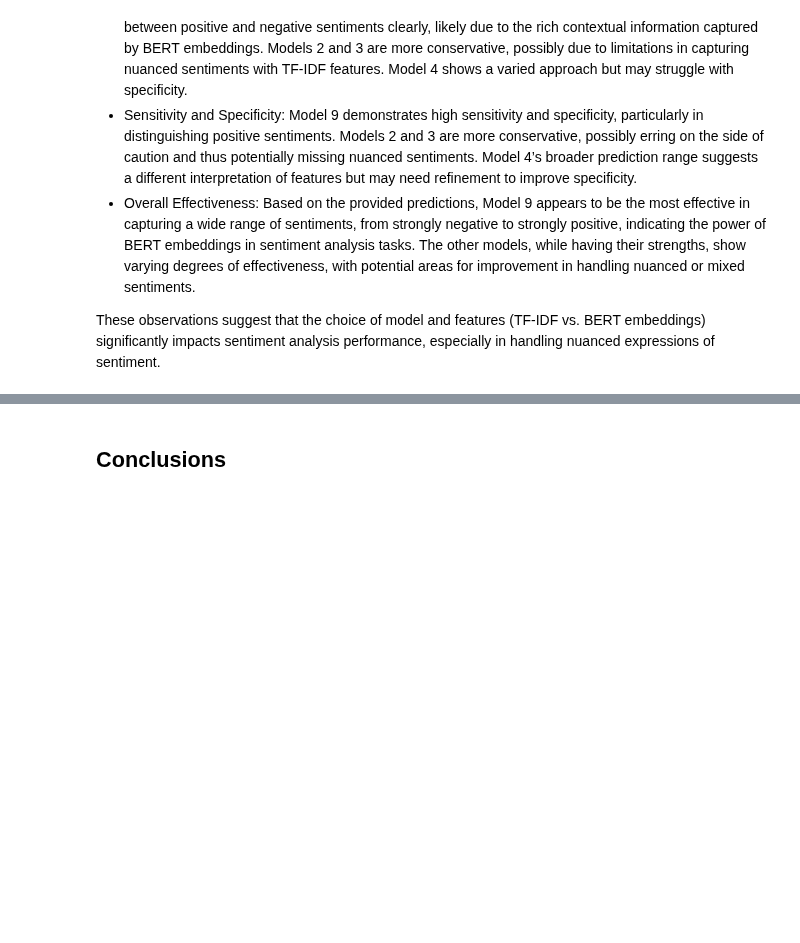
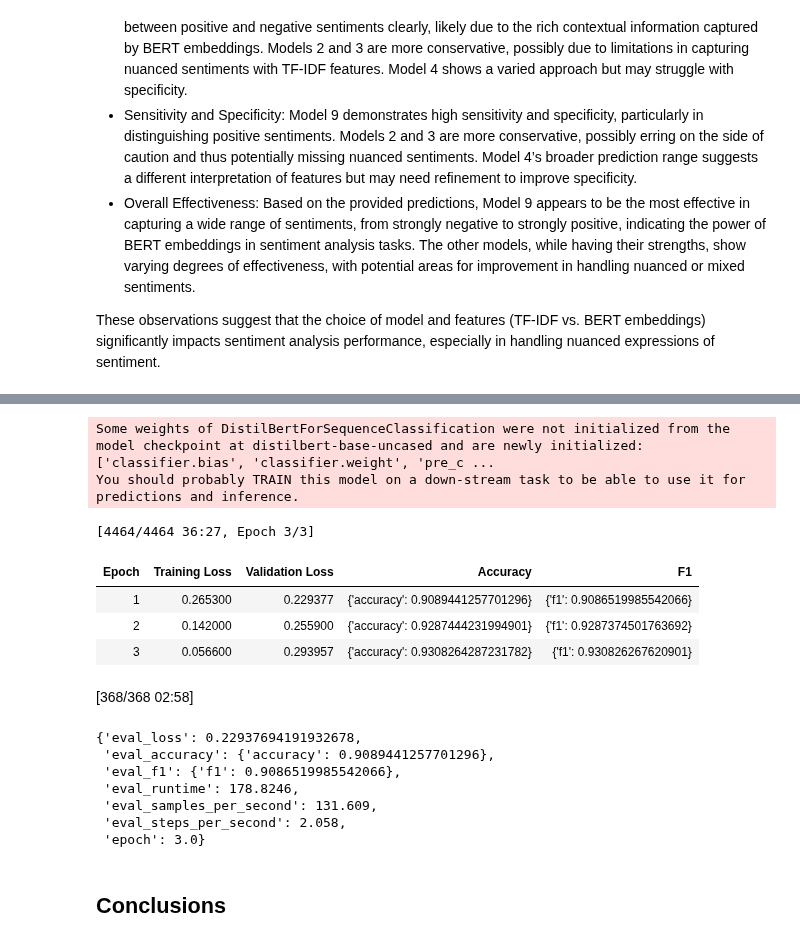
Before and after one commit to jestercruz/TripleTen-Projects, a Jupyter notebook: 14_machine_learning_for_texts/junky_union.ipynb, the cells around one changed output, grey strips where cells are left out. Saved outputs shown, nothing was run; the diff lists cells and outputs as text; code cells hidden in the pictures; blank space fills up the shorter version.

```diff
--- a/14_machine_learning_for_texts/junky_union.ipynb
+++ b/14_machine_learning_for_texts/junky_union.ipynb
@@ -839,3 +888,62 @@ These observations suggest that the choice of model and features (TF-IDF vs. BER
+# %%
+# Load evaluation metric
+accuracy = evaluate.load("accuracy")
+f1 = evaluate.load("f1")
+
+def compute_metrics(eval_pred):
+    logits, labels = eval_pred
+    predictions = np.argmax(logits, axis=-1)
+    return {
+        "accuracy": accuracy.compute(predictions=predictions, references=labels),
+        "f1": f1.compute(predictions=predictions, references=labels, average="weighted")
+    }
+# %%
+model = DistilBertForSequenceClassification.from_pretrained("distilbert-base-uncased", num_labels=2)
+# %% [output]
+Some weights of DistilBertForSequenceClassification were not initialized from the model checkpoint at distilbert-base-uncased and are newly initialized: ['classifier.bias', 'classifier.weight', 'pre_c ...
+You should probably TRAIN this model on a down-stream task to be able to use it for predictions and inference.
+# %%
+from transformers import TrainingArguments, Trainer
+
+# Define training arguments
+training_args = TrainingArguments(
+    output_dir="./results",
+    eval_strategy="epoch",
+    save_strategy="epoch",
+    per_device_train_batch_size=16,
+    per_device_eval_batch_size=64,
+    num_train_epochs=3,
+    weight_decay=0.01,
+    logging_dir="./logs",
+    load_best_model_at_end=True,
+)
+
+# Create Trainer instance
+trainer = Trainer(
+    model=model,
+    args=training_args,
+    train_dataset=tokenized_dataset["train"],
+    eval_dataset=tokenized_dataset["test"],
+    tokenizer=tokenizer,
+    compute_metrics=compute_metrics,
+)
+# %%
+trainer.train()
+trainer.evaluate()
+# %% [output]
+[4464/4464 36:27, Epoch 3/3]
+| Epoch | Training Loss | Validation Loss | Accuracy | F1 |
+| 1 | 0.265300 | 0.229377 | {'accuracy': 0.9089441257701296} | {'f1': 0.9086519985542066} |
+| 2 | 0.142000 | 0.255900 | {'accuracy': 0.9287444231994901} | {'f1': 0.9287374501763692} |
+| 3 | 0.056600 | 0.293957 | {'accuracy': 0.9308264287231782} | {'f1': 0.930826267620901} |
+[368/368 02:58]
+{'eval_loss': 0.22937694191932678,
+ 'eval_accuracy': {'accuracy': 0.9089441257701296},
+ 'eval_f1': {'f1': 0.9086519985542066},
+ 'eval_runtime': 178.8246,
+ 'eval_samples_per_second': 131.609,
+ 'eval_steps_per_second': 2.058,
+ 'epoch': 3.0}
 # %% [markdown]
 ## Conclusions
 # %% [markdown]
```
Also changed, not shown: parts of 15 cells of this notebook, 2 other files.
